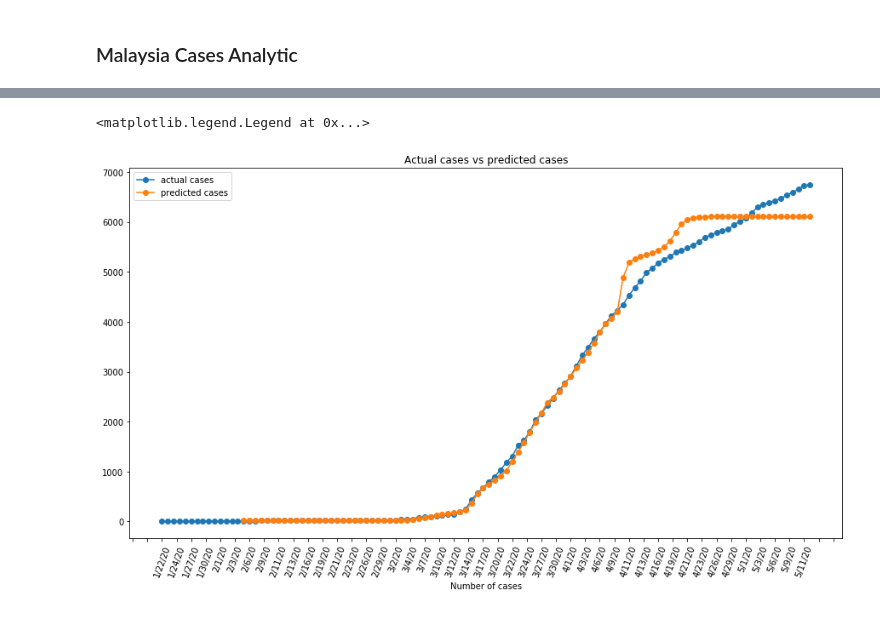
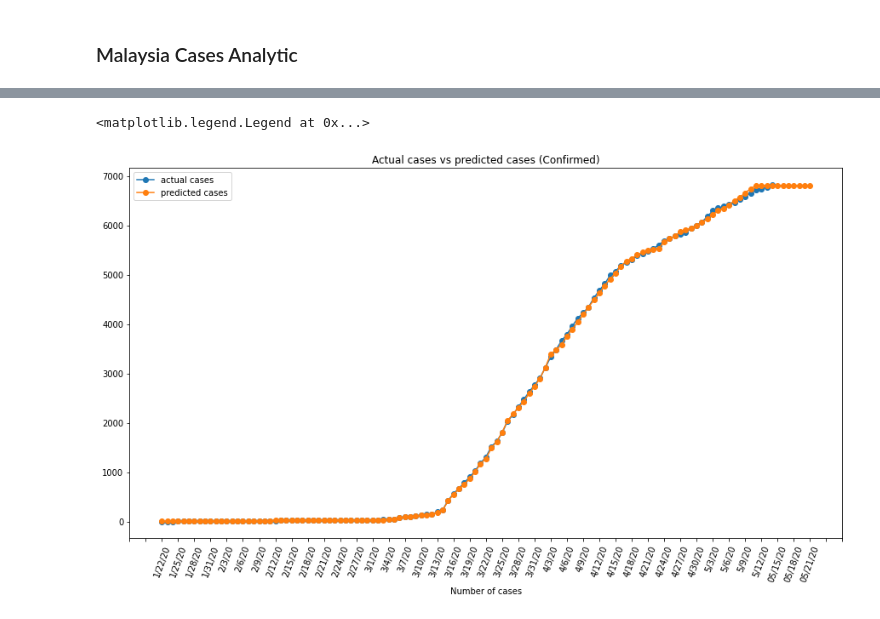
Before and after one commit to chunkhai96/covid-19-analysis, a Jupyter notebook: analysis_notebook.ipynb, the cells around one changed output, grey strips where cells are left out. Saved outputs shown, nothing was run; the diff lists cells and outputs as text; code cells hidden in the pictures.

Commit message:
Add multi-task model prediction and update with latest data

```diff
--- a/analysis_notebook.ipynb
+++ b/analysis_notebook.ipynb
@@ -306,2 +304,0 @@ print(X_train.shape, X_test.shape, y_train.shape, y_test.shape)
-# %%
-history = model.fit(x=X_train, y=y_train, epochs=3000, batch_size=32, validation_split=0.05)
@@ -326,3 +304,0 @@ Epoch 3000/3000
-# %%
-y_pred = model.predict(features)
-y_pred.flatten()
@@ -353,0 +335,13 @@ np.pad(y_pred.flatten(), (2,0), 'constant', constant_values=0).shape
+# %%
+history = model.fit(x=X_train, y=y_train,
+                    epochs=3000,
+                    batch_size=X_train.shape[0],
+                    validation_split=0.1,
+                    shuffle=True,
+                    callbacks=[keras.callbacks.EarlyStopping(patience=50)])
+
+# Plot model traning loss
+plt.figure(figsize=(15,8))
+plt.plot(history.history['loss'], label='train loss')
+plt.plot(history.history['val_loss'], label='validation loss')
+plt.legend()
@@ -354,13 +368,26 @@ np.pad(y_pred.flatten(), (2,0), 'constant', constant_values=0).shape
+# %%
+# Forecasting day
+forecast_days = 7
+
+pred_feature = features[-1:]
+pred_feature = np.concatenate((pred_feature[:,1:,:], y_pred[-1].reshape((1,1,3))),axis=1)
+pred_date = dates
+
+for day in range(forecast_days):
+    pred = model.predict(pred_feature)
+    y_pred = np.concatenate((y_pred, pred), axis=0)
+    pred_date = pred_date + [(datetime.strptime(pred_date[-1], '%x') + timedelta(days=1)).strftime("%x")]
+    pred_feature = np.concatenate((pred_feature[:,1:,:], pred.reshape((1,1,3))),axis=1)
 # %%
 plt.figure(figsize=(15,8))
-plt.plot(dates, df_confirmed[df_confirmed['Country/Region'] == 'Malaysia'].to_numpy()[0, 4:], marker='o', label='actual cases')
-plt.plot(dates[prev_day:], y_pred, marker='o', label='predicted cases')
-plt.title("Actual cases vs predicted cases")
+plt.plot(dates, my_confirmed, marker='o', label='actual cases')
+plt.plot(pred_date, y_pred[:,0], marker='o', label='predicted cases', alpha=0.5)
+plt.title("Actual cases vs predicted cases (Confirmed)")
 plt.xlabel('Date')
 plt.xlabel('Number of cases')
 plt.gca().xaxis.set_major_locator(plt.MaxNLocator(nbins=50))
 plt.xticks(rotation=70)
 plt.legend()
 # %% [output]
 <matplotlib.legend.Legend at 0x...>
-[figure, old version]
+[figure, new version]
```
Also changed, not shown: parts of 25 cells of this notebook.
